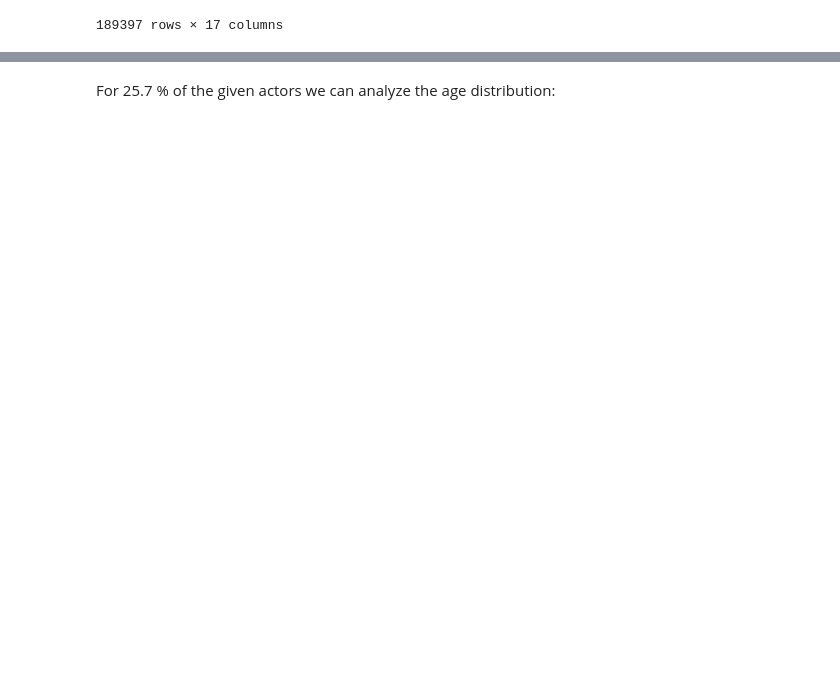
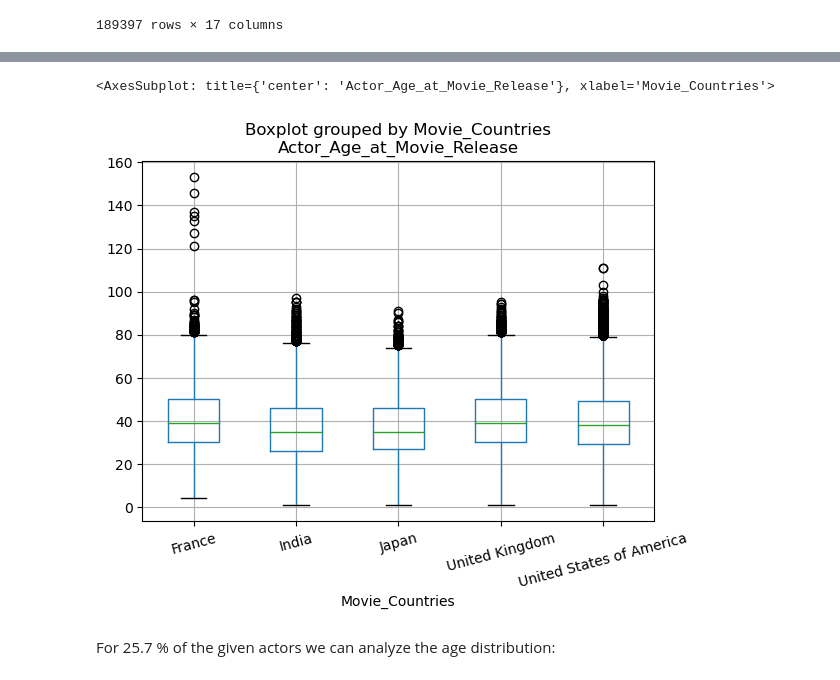
Before and after one commit to epfl-ada/ada-2022-project-robopros, a Jupyter notebook: notebooks/milestone2.ipynb, the cells around one changed output, grey strips where cells are left out. Cells and saved outputs as stored; diff of their text form; code cells hidden in the pictures; blank space fills up the shorter version.

Commit message:
Add plots and further analysis to diversity analysis

```diff
--- a/notebooks/milestone2.ipynb
+++ b/notebooks/milestone2.ipynb
@@ -450,0 +452,6 @@ char_age
+# %%
+# plot data to check for further inconsistencies
+char_age.boxplot(by='Movie_Countries', column='Actor_Age_at_Movie_Release', rot=15)
+# %% [output]
+<AxesSubplot: title={'center': 'Actor_Age_at_Movie_Release'}, xlabel='Movie_Countries'>
+[figure, added]
```
Also changed, not shown: parts of 63 cells of this notebook.
